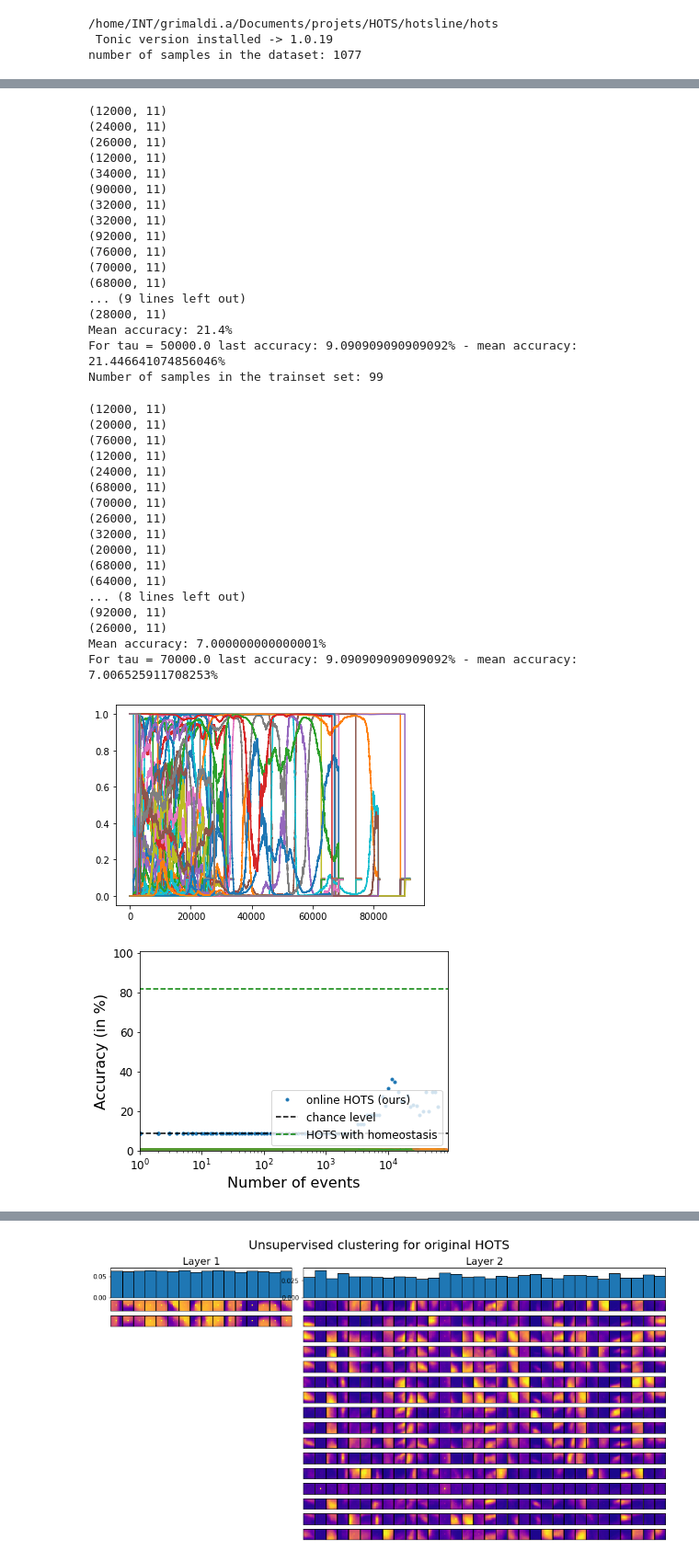
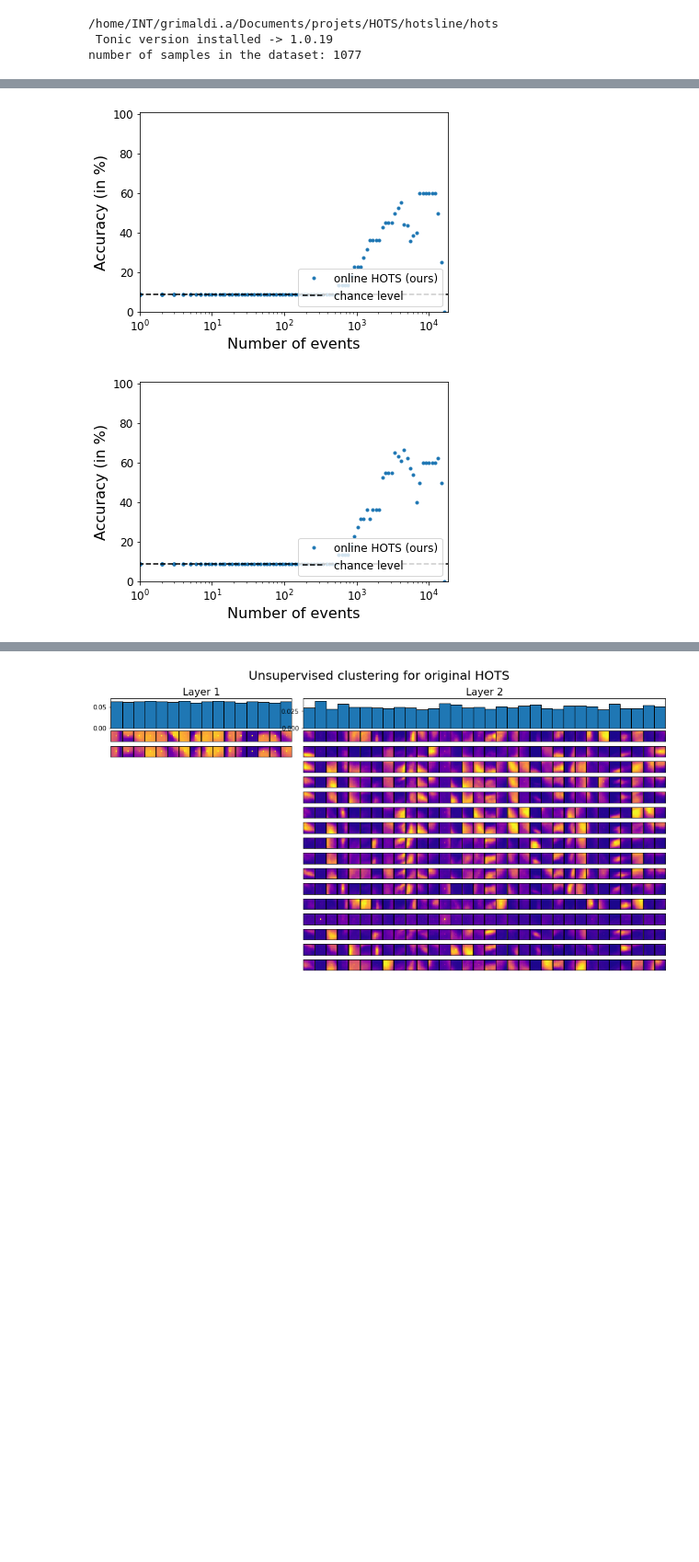
Before and after one commit to AntoineGrimaldi/hotsline, a Jupyter notebook: dev/2022-04-28_GESTURE_parameter_tuning.ipynb, the cells around one changed output, grey strips where cells are left out. Shown at 92% size. Saved outputs shown, nothing was run; the diff lists cells and outputs as text; code cells hidden in the pictures; blank space fills up the shorter version.

```diff
--- a/dev/2022-04-28_GESTURE_parameter_tuning.ipynb
+++ b/dev/2022-04-28_GESTURE_parameter_tuning.ipynb
@@ -20,6 +20,13 @@ print(f'number of samples in the dataset: {len(dataset)}')
  Tonic version installed -> 1.0.19
 number of samples in the dataset: 1077
 # %%
+lr = .005
+tau_cla_list_5 = [5e4, 7e4, 1e5, 2e5, 3e5, 5e5, 1e6, 2e6, 3e6, 4e6, 5e6, 7e6, 1e7, 2e7]
+lr = .0005
+tau_cla_list_05 = [5e4, 7e4, ]
+lr = .0001
+tau_cla_list_01 = [3e7, 5e7, 7e7, 1e8, 2e8, 3e8, 4e8, 5e8, 7e8, 15e7, 25e7, 1e9]
+
 kfold_test = 10
 kfold_clust = 10
 ts_batch_size = 2000
@@ -56,12 +63,13 @@ if not os.path.exists('../Records/'):
     os.mkdir('../Records/')
     os.mkdir('../Records/networks/')
 path = '../Records/networks/'+hots.name+'.pkl'
+print(path)
 if not os.path.exists(path):
     hots.clustering(loader, trainset.ordering, filtering_threshold = filtering_threshold)
 
 jitter = (None, None)
 num_workers = 0
-learning_rate = 0.0005
+learning_rate = 0.0001
 beta1, beta2 = 0.9, 0.999
 betas = (beta1, beta2)
 num_epochs = 8#2 ** 5 + 1
@@ -78,29 +86,31 @@ hots.coding(testloader, testset.ordering, testset.classes, training=False, verbo
 drop_proba = .5
 drop_transform = tonic.transforms.DropEvent(p = drop_proba)
 
-trainset_output = HOTS_Dataset(train_path, trainset.sensor_size, trainset.classes, dtype=trainset.dtype, transform=tonic.transforms.Compose([drop_transform, type_transform]))
-trainoutputloader = get_loader(trainset_output)
-testset_output = HOTS_Dataset(test_path, testset.sensor_size, testset.classes, dtype=testset.dtype, transform=tonic.transforms.Compose([drop_transform, type_transform]))
-testoutputloader = get_loader(testset_output)
+#trainset_output = HOTS_Dataset(train_path, trainset.sensor_size, trainset.classes, dtype=trainset.dtype, transform=tonic.transforms.Compose([drop_transform, type_transform]))
+#trainoutputloader = get_loader(trainset_output)
+#testset_output = HOTS_Dataset(test_path, testset.sensor_size, testset.classes, dtype=testset.dtype, transform=tonic.transforms.Compose([drop_transform, type_transform]))
+#testoutputloader = get_loader(testset_output)
 
-score = make_histogram_classification(trainset_output, testset_output, N_neuronz[-1])
+#score = make_histogram_classification(trainset_output, testset_output, N_neuronz[-1])
 score_nohomeo = 0
+score = 0
+#print(testset_output.classes)
 
-print(testset_output.classes)
-
-for tau_cla in tau_cla_list:
+for tau_cla in tau_cla_list_01:
 
     model_path = f'../Records/networks/{hots.name}_{tau_cla}_{learning_rate}_{betas}_{num_epochs}_{jitter}.pkl'
     results_path = f'../Records/LR_results/{hots.name}_{tau_cla}_{learning_rate}_{betas}_{num_epochs}_{jitter}.pkl'
-    print(f'Number of samples in the trainset set: {len(trainoutputloader)}')
+    #print(f'Number of samples in the trainset set: {len(trainoutputloader)}')
 
-    classif_layer, losses = fit_mlr(trainoutputloader, model_path, tau_cla, learning_rate, betas, num_epochs, ts_size, trainset.ordering, len(trainset.classes), ts_batch_size = ts_batch_size)
+    #classif_layer, losses = fit_mlr(trainoutputloader, model_path, tau_cla, learning_rate, betas, num_epochs, ts_size, trainset.ordering, len(trainset.classes), ts_batch_size = ts_batch_size)
     #plt.plot(losses)
-    likelihood, true_target, timestamps = predict_mlr(classif_layer,tau_cla,testoutputloader,results_path,ts_size,testset_output.ordering,  ts_batch_size = ts_batch_size)
-    for i in range(len(likelihood)):
-        print(likelihood[i].shape)
-        for kernel in range(likelihood[i].shape[1]):
-            plt.plot(likelihood[i][:,kernel])
+    #likelihood, true_target, timestamps = predict_mlr(classif_layer,tau_cla,testoutputloader,results_path,ts_size,testset_output.ordering,  ts_batch_size = ts_batch_size)
+    with open(results_path, 'rb') as file:
+        likelihood, true_target, timestamps = pickle.load(file)
+    #for i in range(len(likelihood)):
+    #    print(likelihood[i].shape)
+    #    for kernel in range(likelihood[i].shape[1]):
+    #        plt.plot(likelihood[i][:,kernel])
     meanac, onlinac, lastac = score_classif_events(likelihood, true_target, n_classes, original_accuracy = score, original_accuracy_nohomeo = score_nohomeo)#, figure_name = 'nmnist_online.pdf')
     print(f'For tau = {tau_cla} last accuracy: {lastac*100}% - mean accuracy: {meanac*100}%')
 # %% [output]
@@ -117,36 +134,2 @@ Number of samples in the trainset set: 99
-(12000, 11)
-(24000, 11)
-(26000, 11)
-(12000, 11)
-(34000, 11)
-(90000, 11)
-(32000, 11)
-(32000, 11)
-(92000, 11)
-(76000, 11)
-(70000, 11)
-(68000, 11)
-... (9 lines left out)
-(28000, 11)
-Mean accuracy: 21.4%
-For tau = 50000.0 last accuracy: 9.090909090909092% - mean accuracy: 21.446641074856046%
-Number of samples in the trainset set: 99
-(12000, 11)
-(20000, 11)
-(76000, 11)
-(12000, 11)
-(24000, 11)
-(68000, 11)
-(70000, 11)
-(26000, 11)
-(32000, 11)
-(20000, 11)
-(68000, 11)
-(64000, 11)
-... (8 lines left out)
-(92000, 11)
-(26000, 11)
-Mean accuracy: 7.000000000000001%
-For tau = 70000.0 last accuracy: 9.090909090909092% - mean accuracy: 7.006525911708253%
-[figure, old version]
+[figure, new version]
-[figure, old version]
+[figure, new version]
```
Also changed, not shown: parts of 3 cells of this notebook, 3 other files.
